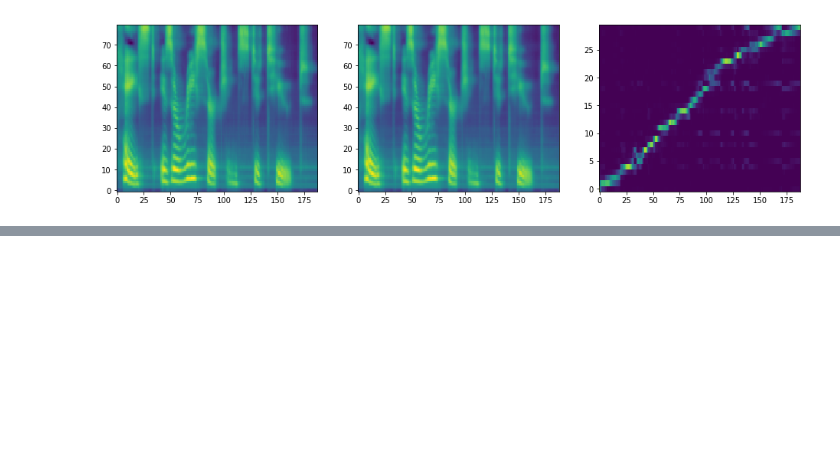
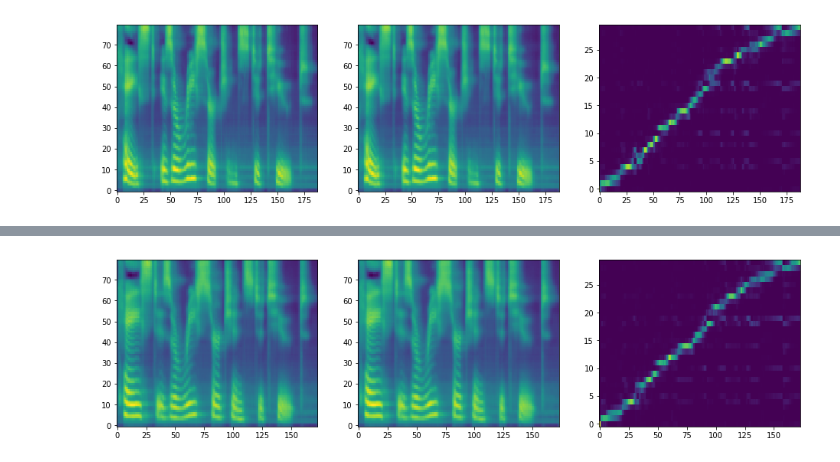
Before and after one commit to sungjae-cho/tacotron2, a Jupyter notebook: inference.ipynb, the cells around one changed output, grey strips where cells are left out. Saved outputs shown, nothing was run; the diff lists cells and outputs as text; code cells hidden in the pictures; blank space fills up the shorter version.

```diff
--- a/inference.ipynb
+++ b/inference.ipynb
@@ -266,0 +275,5 @@ ipd.Audio(audio[0].data.cpu().numpy(), rate=hparams.sampling_rate)
+# %%
+t2_infer_engine.load_tacotron2("outdir/checkpoint_80000")
+audio = t2_infer_engine.inference(text)
+ipd.Audio(audio[0].data.cpu().numpy(), rate=hparams.sampling_rate)
+# %% [output]
@@ -266,0 +281 @@ ipd.Audio(audio[0].data.cpu().numpy(), rate=hparams.sampling_rate)
+[figure, added]
```
Also changed, not shown: parts of 3 cells of this notebook.
